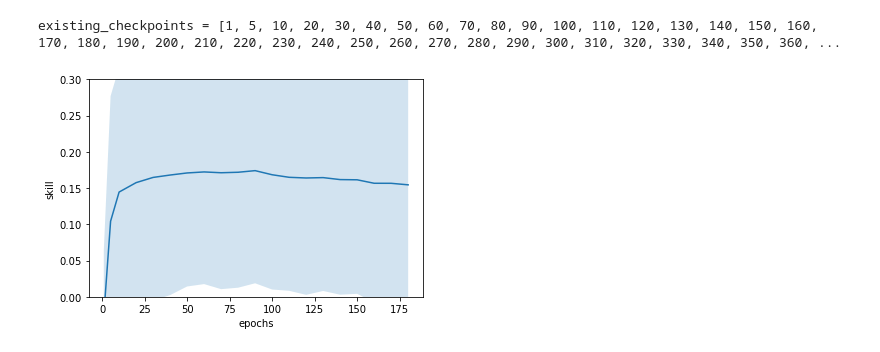
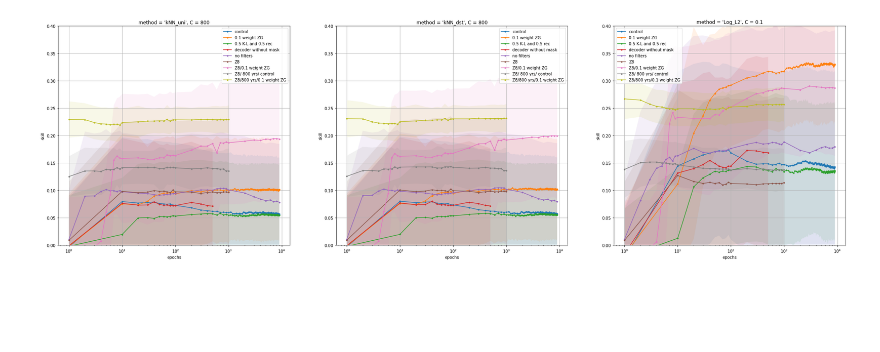
Before and after one commit to georgemilosh/Climate-Learning, a Jupyter notebook: VAE/score.ipynb, the cells around one changed output. Drawn from its saved outputs; the diff is of its cells as text; code cells hidden in the pictures; blank space fills up the shorter version.

```diff
--- a/VAE/score.ipynb
+++ b/VAE/score.ipynb
@@ -4,6 +4,3 @@ import numpy as np
 import matplotlib.pyplot as plt
 import matplotlib.gridspec as gridspec
 import os
-
-score = pd.read_csv(f'./models/maskFrance/Z64/yrs100/k.9.1fw2.1.2.lrs8skip2/score500.csv', index_col=1)
-score
@@ -28,12 +6,0 @@ score.groupby('C').mean().loc[0.1,'skill'], score.groupby('C').std().loc[0.1,'sk
-# %%
-def csv_to_score(folder, checkpoints):
-    score=[]
-    existing_checkpoints = []
-    for i in checkpoints:
-        if os.path.exists(f'{folder}/score{i}.csv'):
-            score.append(pd.read_csv(f'{folder}/score{i}.csv', index_col=1) )
-            existing_checkpoints.append(i)
-    print(f'{existing_checkpoints = }')
-    return pd.concat(score, keys=existing_checkpoints,names=['checkpoint', None])
-score = csv_to_score('./models/maskFrance/Z64/yrs100/k.9.1fw2.1.2.lrs8skip2/',range(1,5000,1))
-score
@@ -76,14 +78,26 @@ Name: skill, dtype: float64
 # %%
-score = csv_to_score('./models/maskFrance/Z64/yrs100/k.9.1fw2.1.2.lrs8/',range(1,5000,1))
-meanskillvsckpt = score.groupby(['checkpoint', 'C']).mean().loc[(slice(None), 0.1), 'skill'].droplevel(level=1)
-stdskillvsckpt = score.groupby(['checkpoint', 'C']).std().loc[(slice(None), 0.1), 'skill'].droplevel(level=1)
-maxiter=20
-plt.fill_between(meanskillvsckpt.index[:maxiter],meanskillvsckpt.values[:maxiter]-stdskillvsckpt.values[:maxiter],meanskillvsckpt.values[:maxiter]+stdskillvsckpt.values[:maxiter],alpha=0.2)
-plt.plot(meanskillvsckpt.index[:maxiter],meanskillvsckpt.values[:maxiter])
-plt.xlabel('epochs')
-plt.ylabel('skill')
-plt.ylim([0,0.3])
-plt.savefig('Images/classification.png')
+fig = plt.figure()
+fig.set_size_inches(35, 10)
+fig.suptitle('')
+
+axs = fig.subplots(nrows=1, ncols=3)
+
+for i, (C, method) in enumerate(zip([800,800,0.1],['kNN_uni','kNN_dst','Log_L2'])):
+    ax1 = axs[i]
+    for name, folder in zip(names, folders):
+        #print(name)
+        score = pd.read_csv(f'{folder}score.csv')
+        meanskillvsckpt = score.groupby(['checkpoint', 'C','method']).mean().loc[(slice(None), C, method), 'skill'].droplevel(level=(1,2)) # The last command gets rid of C and method in the output
+        stdskillvsckpt = score.groupby(['checkpoint', 'C','method']).std().loc[(slice(None), C, method), 'skill'].droplevel(level=(1,2))
+        maxiter=100
+        ax1.fill_between(meanskillvsckpt.index[:maxiter],meanskillvsckpt.values[:maxiter]-stdskillvsckpt.values[:maxiter],meanskillvsckpt.values[:maxiter]+stdskillvsckpt.values[:maxiter],alpha=0.1)
+        ax1.plot(meanskillvsckpt.index[:maxiter],meanskillvsckpt.values[:maxiter],label=name, marker='.')
+    ax1.set_xlabel('epochs')
+    ax1.set_ylabel('skill')
+    ax1.set_ylim([0,0.4])
+    ax1.set_xscale("log")
+    ax1.set_title(f"{method = }, {C = }")
+    ax1.legend(loc='best')
+    ax1.grid(True)
 # %% [output]
-existing_checkpoints = [1, 5, 10, 20, 30, 40, 50, 60, 70, 80, 90, 100, 110, 120, 130, 140, 150, 160, 170, 180, 190, 200, 210, 220, 230, 240, 250, 260, 270, 280, 290, 300, 310, 320, 330, 340, 350, 360, ...
-[figure, old version]
+[figure, new version]
```
Also changed, not shown: parts of 12 cells of this notebook, 1 other file.
